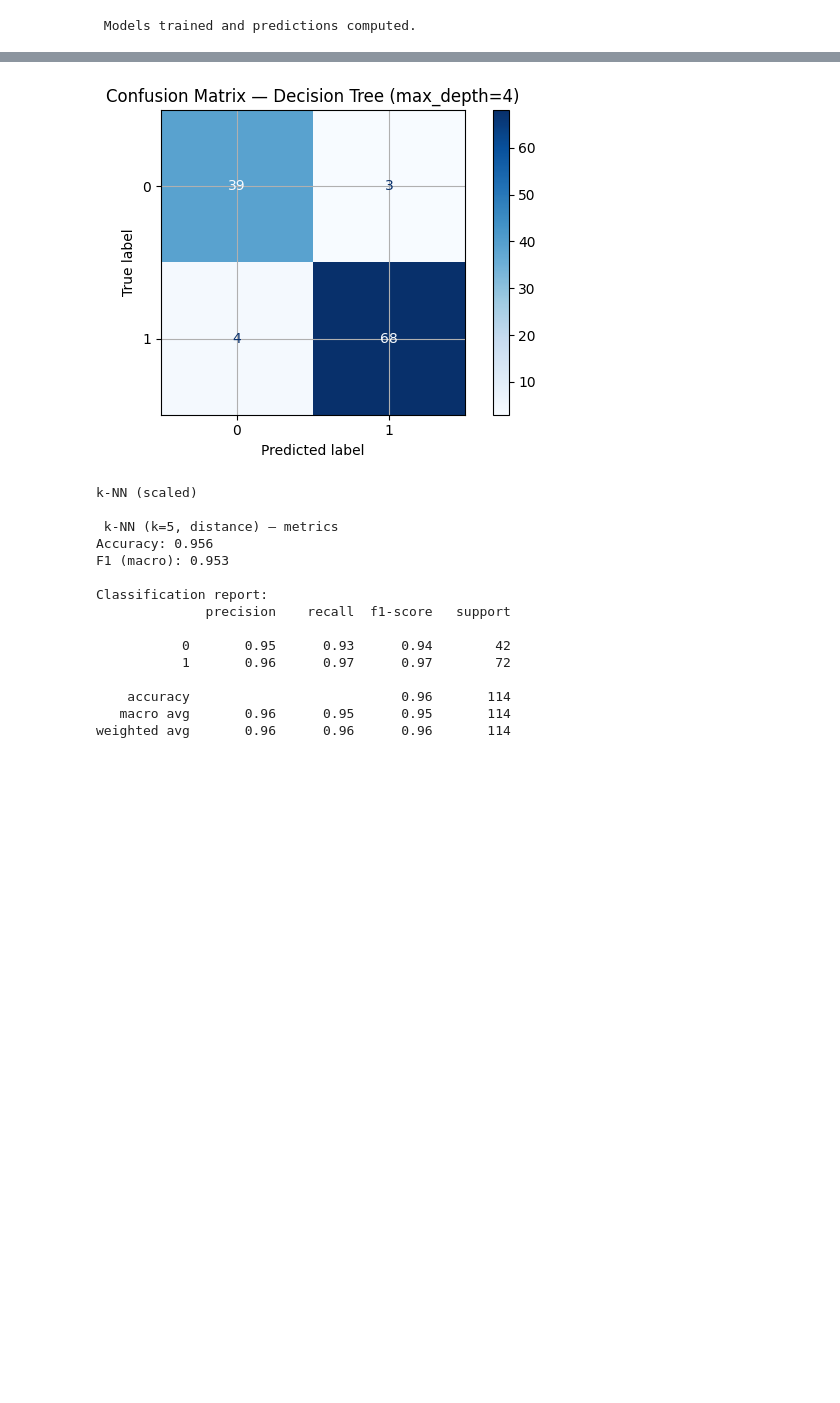
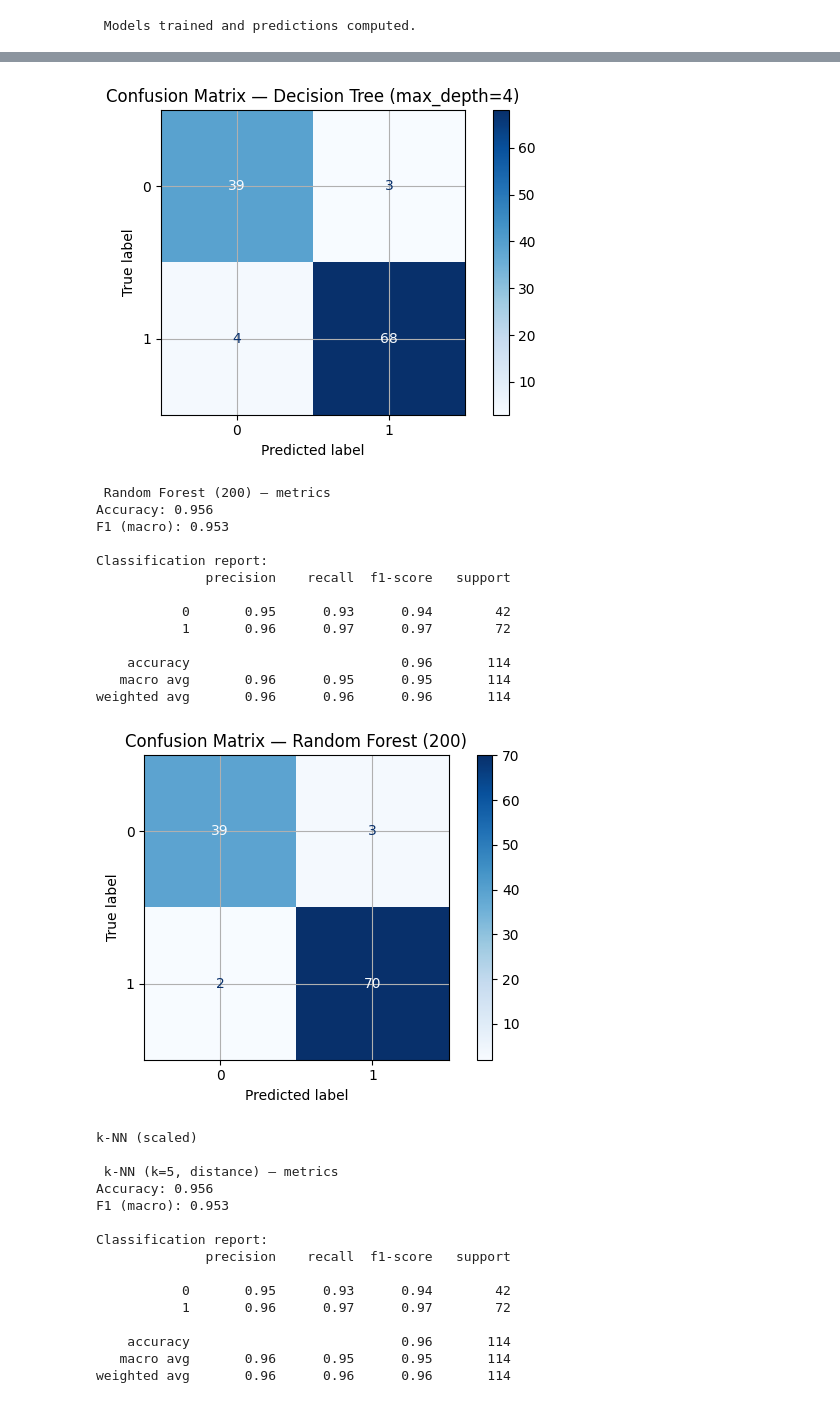
Before and after one commit to anastev982/DeepNets-Playground, a Jupyter notebook: case_studies/data_mining_algorithms/data_mining_algorithms.ipynb, the cells around one changed output, grey strips where cells are left out. Cells and saved outputs as stored; diff of their text form; code cells hidden in the pictures; blank space fills up the shorter version.

```diff
--- a/case_studies/data_mining_algorithms/data_mining_algorithms.ipynb
+++ b/case_studies/data_mining_algorithms/data_mining_algorithms.ipynb
@@ -120,13 +157,7 @@ print(" Models trained and predictions computed.")
  Models trained and predictions computed.
 # %%
 # Models
-print("\nDecision Tree (simple)")
-dt = DecisionTreeClassifier(
-    criterion="gini",
-    max_depth=4,           # small depth to reduce overfitting
-    random_state=RNG
-)
-dt.fit(Xtr, ytr)
-yp_dt = dt.predict(Xte)
-evaluate_classifier(yte, yp_dt, model_name="Decision Tree (max_depth=4)")
+
+evaluate_classifier(yte, yhat_dt, model_name="Decision Tree (max_depth=4)")
+evaluate_classifier(yte, yhat_rf, "Random Forest (200)")
 # %% [output]
@@ -135,17 +164,31 @@ Decision Tree (simple)
  Decision Tree (max_depth=4) — metrics
 Accuracy: 0.939
 F1 (macro): 0.934
 
 Classification report:
               precision    recall  f1-score   support
 
            0       0.91      0.93      0.92        42
            1       0.96      0.94      0.95        72
 
     accuracy                           0.94       114
    macro avg       0.93      0.94      0.93       114
 weighted avg       0.94      0.94      0.94       114
 [figure]
+ Random Forest (200) — metrics
+Accuracy: 0.956
+F1 (macro): 0.953
+
+Classification report:
+              precision    recall  f1-score   support
+
+           0       0.95      0.93      0.94        42
+           1       0.96      0.97      0.97        72
+
+    accuracy                           0.96       114
+   macro avg       0.96      0.95      0.95       114
+weighted avg       0.96      0.96      0.96       114
+[figure, added]
 # %%
 print("\nk-NN (scaled)")
 knn_pipe = Pipeline([
```
Also changed, not shown: parts of 8 cells of this notebook, 14 other files.
